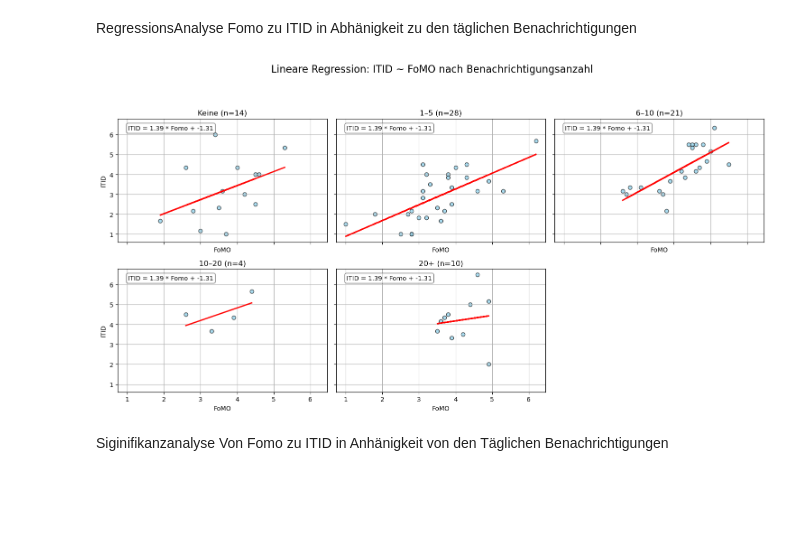
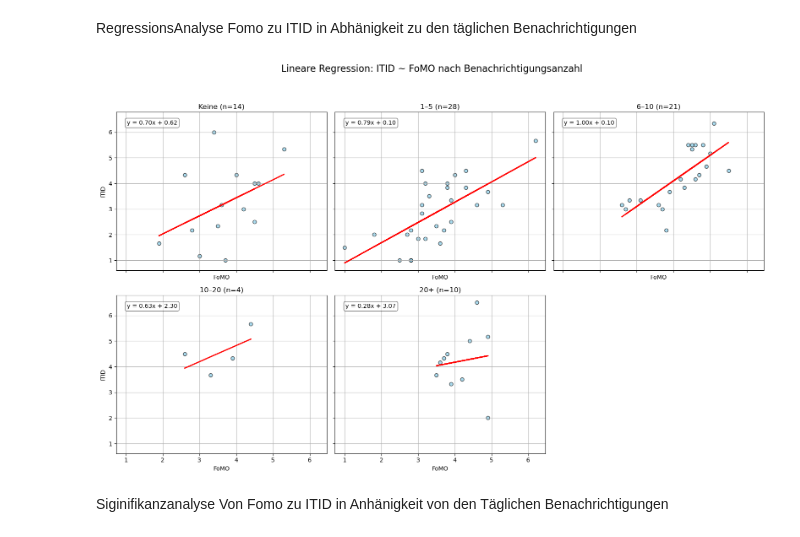
Before and after one commit to MariaAmPC/FoMO-ITID, a Jupyter notebook: FoMO-ITID_Analysis.ipynb, the cells around one changed output. Saved outputs shown, nothing was run; the diff lists cells and outputs as text; code cells hidden in the pictures; blank space fills up the shorter version.

```diff
--- a/FoMO-ITID_Analysis.ipynb
+++ b/FoMO-ITID_Analysis.ipynb
@@ -399,20 +399,33 @@ for i, gender_code in enumerate([1, 2]):
     subset = df_gender[df_gender['A404'] == gender_code]
     X = subset['Fomo'].values.reshape(-1, 1)
     y = subset['ITID'].values
+
+    # Regressionsmodell
     model = LinearRegression()
     model.fit(X, y)
     y_pred = model.predict(X)
+
+    # Regressionsformel
+    a = model.coef_[0]
+    b = model.intercept_
+    formel = f"y = {a:.2f}x + {b:.2f}"
+
+    # Plotten
     axs[i].scatter(subset['Fomo'], subset['ITID'], alpha=0.7, color='skyblue', edgecolor='black', label='Datenpunkte')
     axs[i].plot(subset['Fomo'], y_pred, color='red', linewidth=2, label='Regressionslinie')
     axs[i].set_title(f'FoMO vs ITID für {geschlechter[gender_code]}')
     axs[i].set_xlabel('FoMO')
     axs[i].set_ylabel('ITID')
     axs[i].grid(True)
-    axs[i].text(0.05, 0.95, eq_text, transform=axs[i].transAxes,
-                    fontsize=10, verticalalignment='top', bbox=dict(boxstyle='round', facecolor='white', alpha=0.5))
 
+    # Formel einfügen
+    axs[i].text(0.05, 0.95, formel, transform=axs[i].transAxes,
+                fontsize=10, verticalalignment='top',
+                bbox=dict(boxstyle='round', facecolor='white', alpha=0.5))
+
+# Gesamttitel & Ausgabe
 plt.suptitle('Lineare Regression von FoMO auf ITID nach Geschlecht', fontsize=16)
 plt.tight_layout(rect=[0, 0, 1, 0.95])
-plt.savefig('fomo_itid_geschlechter_regression.png', dpi=300, bbox_inches='tight')
+plt.savefig('fomo_itid_geschlechter_regression_formel.png', dpi=300, bbox_inches='tight')
 plt.show()
 # %% [output]
@@ -532,40 +545,56 @@ Name: count, dtype: int64
 # %% [markdown]
 RegressionsAnalyse Fomo zu ITID in Abhänigkeit zu den täglichen Benachrichtigungen
 # %%
-fig, axs = plt.subplots(2, 3, figsize=(15, 8), sharex=True, sharey=True)
-axs = axs.flatten()  # Flache Liste für einfachere Iteration
+benachrichtigungen_map = {
+    4: 'Keine',
+    1: '1–5',
+    2: '6–10',
+    3: '10–20',
+    5: '20+'
+}
+sortierte_labels = ['Keine', '1–5', '6–10', '10–20', '20+']
+
+df_notif = df[df['A301'].isin(benachrichtigungen_map.keys())].copy()
+df_notif['Benachrichtigung'] = df_notif['A301'].map(benachrichtigungen_map)
+df_notif['Benachrichtigung'] = pd.Categorical(df_notif['Benachrichtigung'], categories=sortierte_labels, ordered=True)
+fig, axs = plt.subplots(2, 3, figsize=(16, 10), sharex=True, sharey=True)
+axs = axs.flatten()
 
 for i, gruppe in enumerate(sortierte_labels):
     subset = df_notif[df_notif['Benachrichtigung'] == gruppe]
     n = len(subset)
     X = subset['Fomo'].values.reshape(-1, 1)
     y = subset['ITID'].values
+
     model = LinearRegression()
     model.fit(X, y)
     y_pred = model.predict(X)
+    a = model.coef_[0]
+    b = model.intercept_
+    formel = f"y = {a:.2f}x + {b:.2f}"
 
-    axs[i].scatter(subset['Fomo'], subset['ITID'], alpha=0.7, color='skyblue', edgecolor='black', label='Datenpunkte')
-    axs[i].plot(subset['Fomo'], y_pred, color='red', linewidth=2, label='Regressionslinie')
+
+    axs[i].scatter(subset['Fomo'], subset['ITID'], alpha=0.7, color='skyblue', edgecolor='black')
+    axs[i].plot(subset['Fomo'], y_pred, color='red', linewidth=2)
     axs[i].set_title(f"{gruppe} (n={n})")
     axs[i].set_xlabel('FoMO')
-    axs[i].set_ylabel('ITID' if i % 3 == 0 else "")
+    if i % 3 == 0:
+        axs[i].set_ylabel('ITID')
     axs[i].grid(True)
-    axs[i].text(0.05, 0.95, eq_text, transform=axs[i].transAxes,
+    axs[i].text(0.05, 0.95, formel, transform=axs[i].transAxes,
                 fontsize=10, verticalalignment='top',
                 bbox=dict(boxstyle='round', facecolor='white', alpha=0.5))
 
-# Leeres Plot-Feld ausblenden, falls weniger als 6 Gruppen
 if len(sortierte_labels) < len(axs):
     for j in range(len(sortierte_labels), len(axs)):
         fig.delaxes(axs[j])
 
 plt.suptitle('Lineare Regression: ITID ~ FoMO nach Benachrichtigungsanzahl', fontsize=16)
-plt.tight_layout(rect=[0, 0, 1, 0.92])
-plt.savefig('fomo_itid_benachrichtigungen_regression.png', dpi=300, bbox_inches='tight')
-
+plt.tight_layout(rect=[0, 0, 1, 0.94])
+plt.savefig('fomo_itid_benachrichtigungen_regression_formeln.png', dpi=300, bbox_inches='tight')
 plt.show()
 # %% [output]
-[figure, old version]
+[figure, new version]
 # %% [markdown]
 Siginifikanzanalyse Von Fomo zu ITID in Anhänigkeit von den Täglichen Benachrichtigungen
 # %%
```
Also changed, not shown: parts of 6 cells of this notebook.
